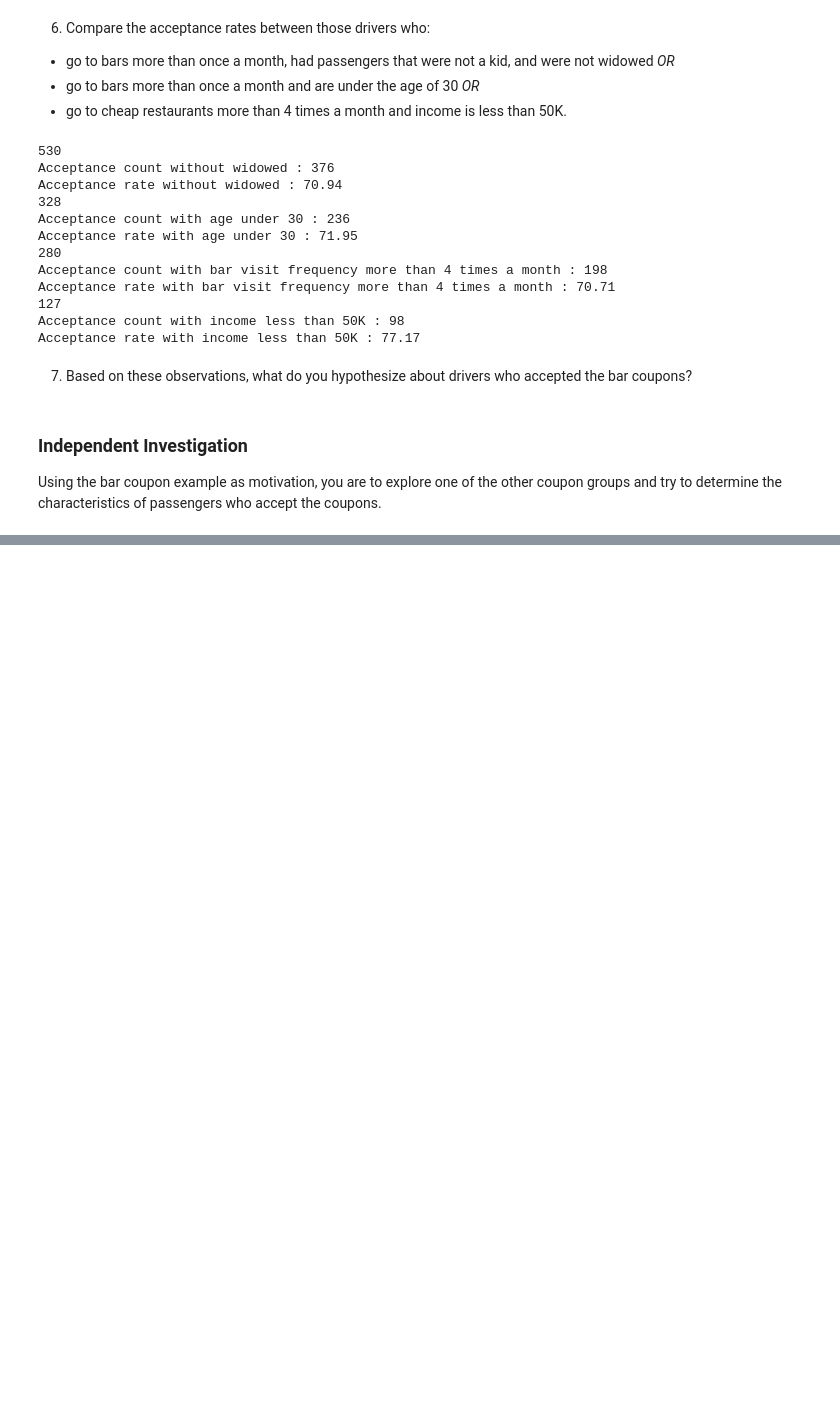
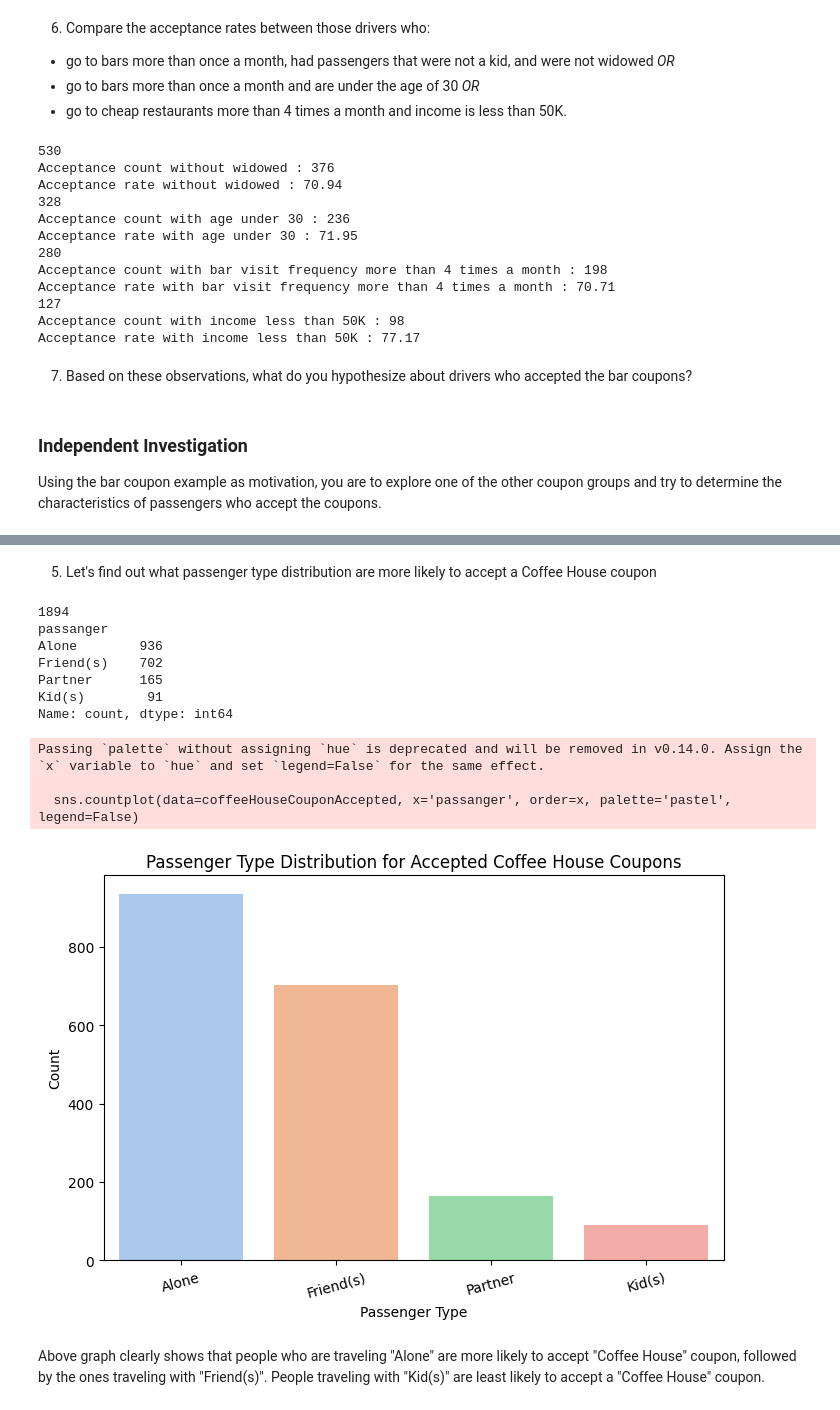
Before and after one commit to kapilsharma2411/assignment5_1_starter, a Jupyter notebook: PracticalAssignment-5_1.ipynb, the cells around one changed output, grey strips where cells are left out. Cells and saved outputs as stored; diff of their text form; code cells hidden in the pictures; blank space fills up the shorter version.

```diff
--- a/PracticalAssignment-5_1.ipynb
+++ b/PracticalAssignment-5_1.ipynb
@@ -364,0 +465,37 @@ Using the bar coupon example as motivation, you are to explore one of the other
+# %% [markdown]
+5. Let's find out what passenger type distribution are more likely to accept a Coffee House coupon
+# %%
+coffeeHouseCouponAccepted = dfCoffeeHouse[dfCoffeeHouse['Y'] == 1]
+print(len(coffeeHouseCouponAccepted))#Total of 1894 entries with Coffee House coupons accepted
+#Let's find out what passenger type distribution are more likely to accept a Coffee House coupon
+passenger_types = coffeeHouseCouponAccepted['passanger'].value_counts()
+print(passenger_types)
+
+x = list(passenger_types.keys())
+#y = list(passenger_types.values())
+
+plt.figure(figsize=(8, 5))
+sns.countplot(data=coffeeHouseCouponAccepted, x='passanger', order=x, palette='pastel', legend=False)
+plt.title('Passenger Type Distribution for Accepted Coffee House Coupons')
+
+#Plot bar chart
+#plt.bar(labels, passenger_types, color=['blue', 'orange'])
+plt.ylabel('Count')
+plt.xlabel('Passenger Type')
+plt.xticks(rotation=15)
+#plt.title('Comparison of Coffee House Coupon Acceptance by Coffee House Visit Frequency')
+plt.show()
+# %% [output]
+1894
+passanger
+Alone        936
+Friend(s)    702
+Partner      165
+Kid(s)        91
+Name: count, dtype: int64
+Passing `palette` without assigning `hue` is deprecated and will be removed in v0.14.0. Assign the `x` variable to `hue` and set `legend=False` for the same effect.
+
+  sns.countplot(data=coffeeHouseCouponAccepted, x='passanger', order=x, palette='pastel', legend=False)
+[figure, added]
+# %% [markdown]
+Above graph clearly shows that people who are traveling "Alone" are more likely to accept "Coffee House" coupon, followed by the ones traveling with "Friend(s)". People traveling with "Kid(s)" are least likely to accept a "Coffee House" coupon.
```
Also changed, not shown: parts of 8 cells of this notebook.
